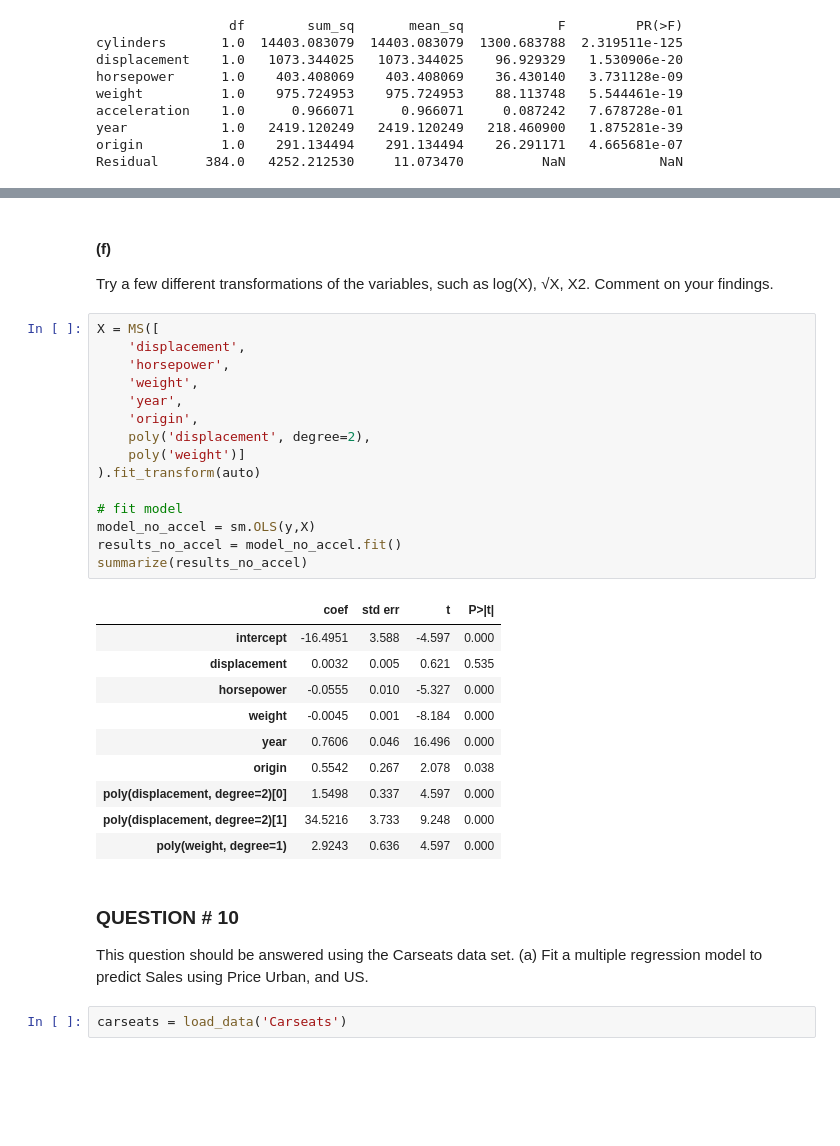
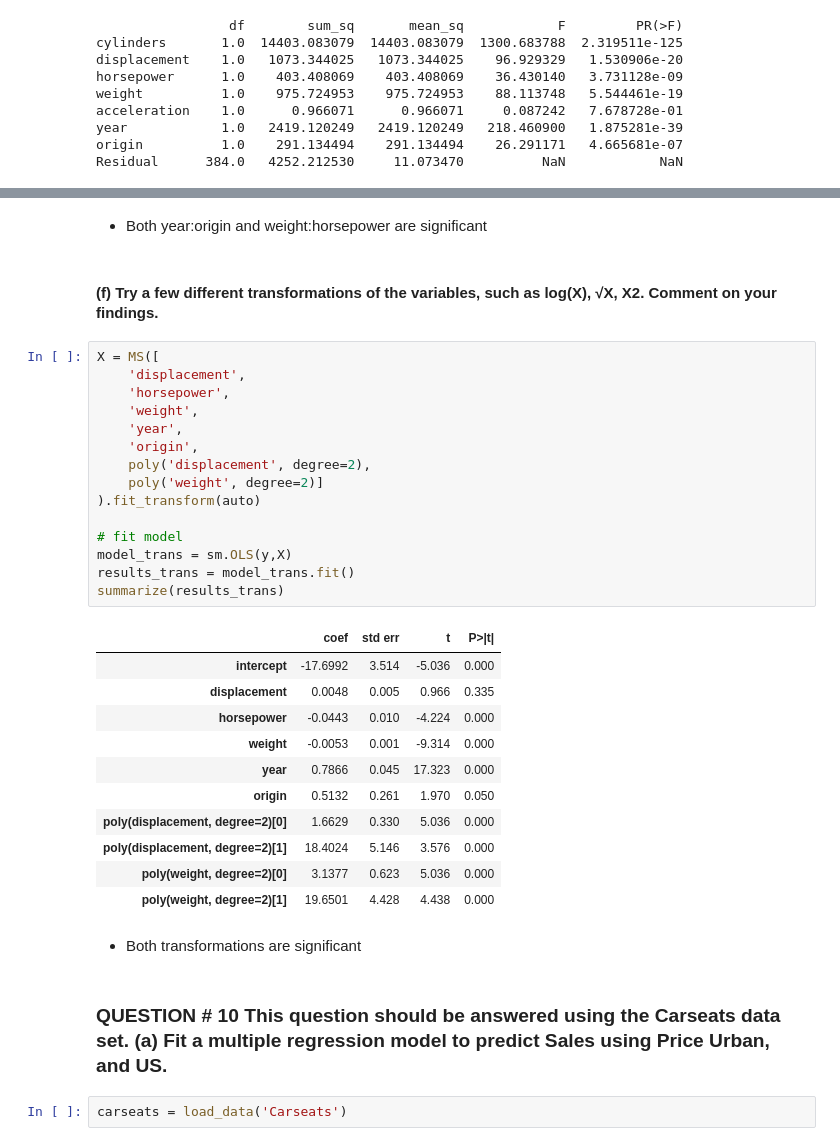
Before and after one commit to danschumac1/pred-mod_assingment2, a Jupyter notebook: Pred-Mod_Assignment2.ipynb, the cells around one changed output, grey strips where cells are left out. Drawn from its saved outputs; the diff is of its cells as text; blank space fills up the shorter version.

```diff
--- a/Pred-Mod_Assignment2.ipynb
+++ b/Pred-Mod_Assignment2.ipynb
@@ -192,39 +160,41 @@ summarize(results_no_accel)
 | origin | -8.546900 | 4.193000 | -2.038 | 0.042 |
 | year:origin | 0.120900 | 0.054000 | 2.242 | 0.026 |
 | weight:horsepower | 0.000053 | 0.000005 | 10.390 | 0.000 |
+# %% [markdown]
+- Both year:origin and weight:horsepower are significant
 # %% [markdown]
-#### (f)
-Try a few different transformations of the variables, such as log(X), √X, X2. Comment on your findings.
+#### (f) Try a few different transformations of the variables, such as log(X), √X, X2. Comment on your findings.
 # %%
 X = MS([
     'displacement',
     'horsepower',
     'weight',
     'year',
     'origin',
     poly('displacement', degree=2),
-    poly('weight')]
+    poly('weight', degree=2)]
 ).fit_transform(auto)
 
 # fit model
-model_no_accel = sm.OLS(y,X)
-results_no_accel = model_no_accel.fit()
-summarize(results_no_accel)
+model_trans = sm.OLS(y,X)
+results_trans = model_trans.fit()
+summarize(results_trans)
 # %% [output]
 |  | coef | std err | t | P>|t| |
-| intercept | -16.4951 | 3.588 | -4.597 | 0.000 |
-| displacement | 0.0032 | 0.005 | 0.621 | 0.535 |
-| horsepower | -0.0555 | 0.010 | -5.327 | 0.000 |
-| weight | -0.0045 | 0.001 | -8.184 | 0.000 |
-| year | 0.7606 | 0.046 | 16.496 | 0.000 |
-| origin | 0.5542 | 0.267 | 2.078 | 0.038 |
-| poly(displacement, degree=2)[0] | 1.5498 | 0.337 | 4.597 | 0.000 |
-| poly(displacement, degree=2)[1] | 34.5216 | 3.733 | 9.248 | 0.000 |
-| poly(weight, degree=1) | 2.9243 | 0.636 | 4.597 | 0.000 |
+| intercept | -17.6992 | 3.514 | -5.036 | 0.000 |
+| displacement | 0.0048 | 0.005 | 0.966 | 0.335 |
+| horsepower | -0.0443 | 0.010 | -4.224 | 0.000 |
+| weight | -0.0053 | 0.001 | -9.314 | 0.000 |
+| year | 0.7866 | 0.045 | 17.323 | 0.000 |
+| origin | 0.5132 | 0.261 | 1.970 | 0.050 |
+| poly(displacement, degree=2)[0] | 1.6629 | 0.330 | 5.036 | 0.000 |
+| poly(displacement, degree=2)[1] | 18.4024 | 5.146 | 3.576 | 0.000 |
+| poly(weight, degree=2)[0] | 3.1377 | 0.623 | 5.036 | 0.000 |
+| poly(weight, degree=2)[1] | 19.6501 | 4.428 | 4.438 | 0.000 |
+# %% [markdown]
+-  Both transformations are significant
 # %% [markdown]
-### QUESTION # 10
-
-This question should be answered using the Carseats data set. (a) Fit a multiple regression model to predict Sales using Price Urban, and US.
+### QUESTION # 10 This question should be answered using the Carseats data set. (a) Fit a multiple regression model to predict Sales using Price Urban, and US.
 # %%
 carseats = load_data('Carseats')
 # %%
```
Also changed, not shown: parts of 39 cells of this notebook, 2 other files.
